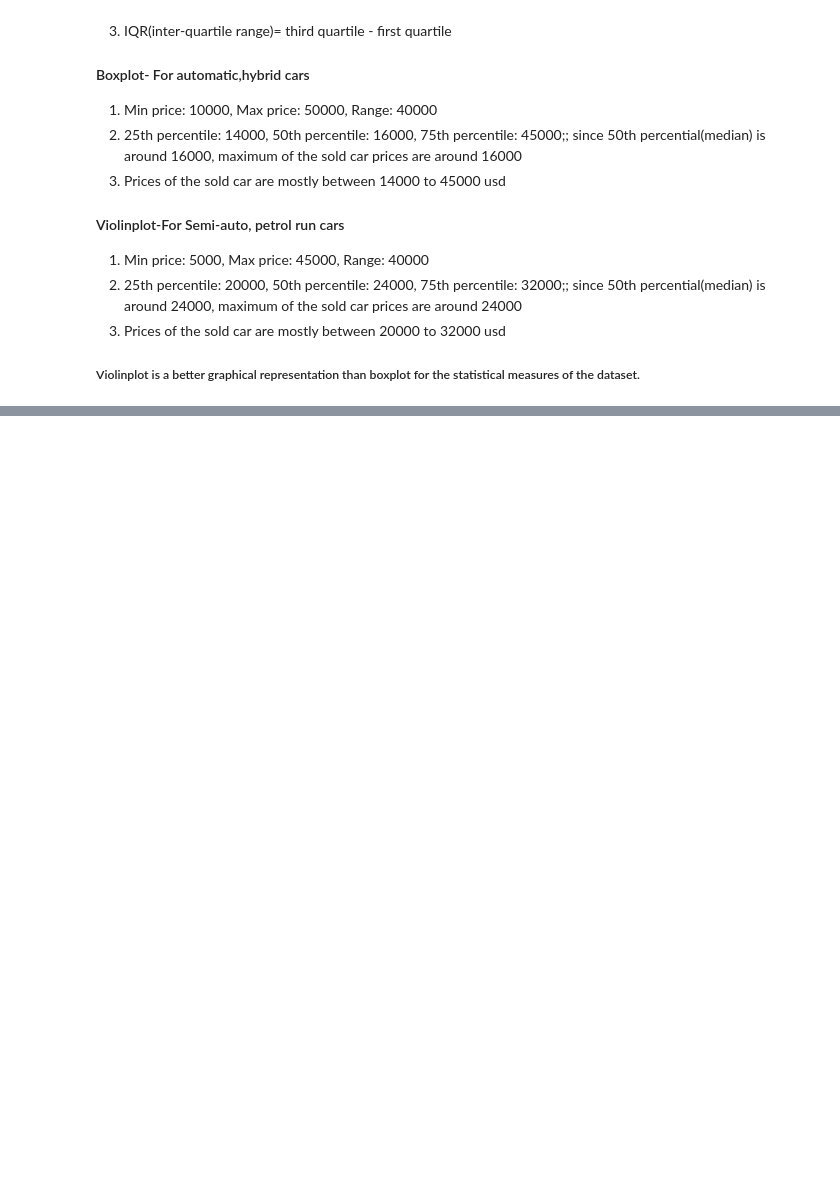
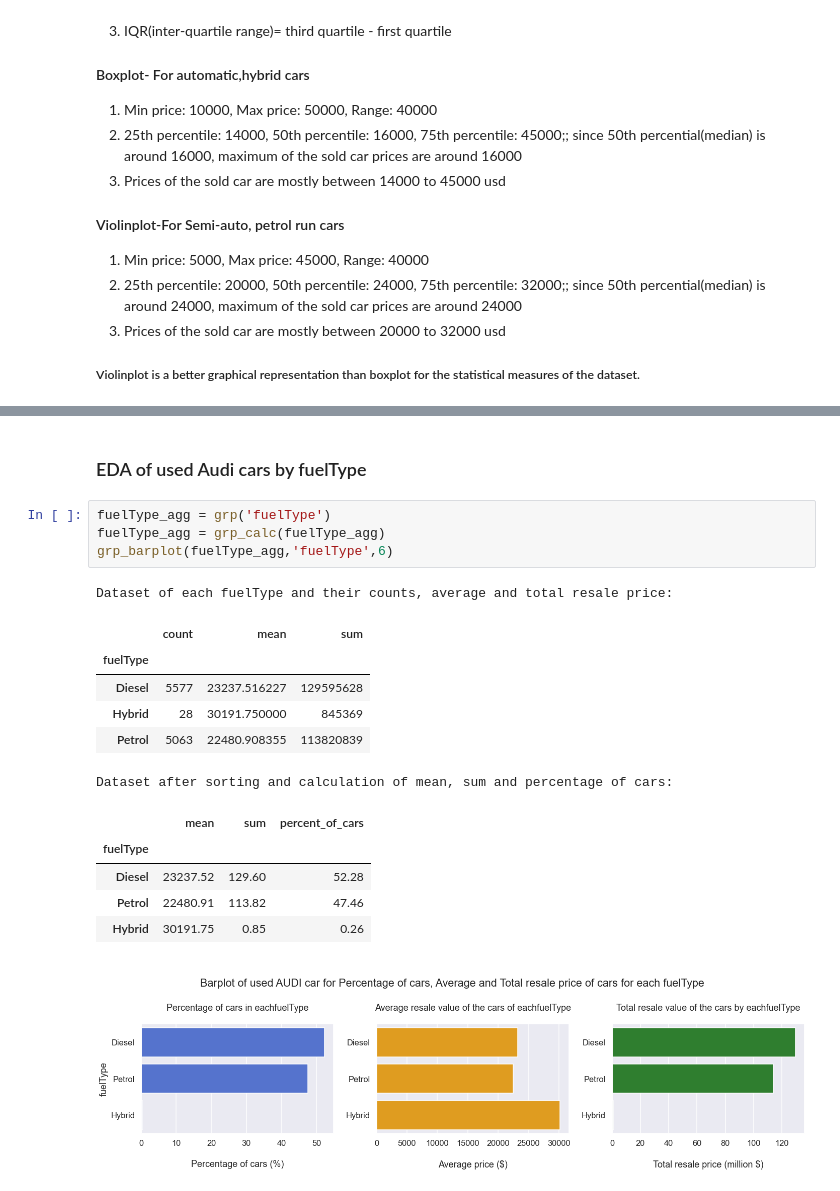
Before and after one commit to Mehreen-te/audi_used_car_analysis, a Jupyter notebook: audi_used_car_EDA.ipynb, the cells around one changed output, grey strips where cells are left out. Cells and saved outputs as stored; diff of their text form; blank space fills up the shorter version.

```diff
--- a/audi_used_car_EDA.ipynb
+++ b/audi_used_car_EDA.ipynb
@@ -279,0 +413,20 @@ boxviolin('price','transmission','fuelType')
+# %% [markdown]
+### EDA of used Audi cars by fuelType
+# %%
+fuelType_agg = grp('fuelType')
+fuelType_agg = grp_calc(fuelType_agg)
+grp_barplot(fuelType_agg,'fuelType',6)
+# %% [output]
+Dataset of each fuelType and their counts, average and total resale price:
+|  | count | mean | sum |
+| fuelType |  |  |  |
+| Diesel | 5577 | 23237.516227 | 129595628 |
+| Hybrid | 28 | 30191.750000 | 845369 |
+| Petrol | 5063 | 22480.908355 | 113820839 |
+Dataset after sorting and calculation of mean, sum and percentage of cars:
+|  | mean | sum | percent_of_cars |
+| fuelType |  |  |  |
+| Diesel | 23237.52 | 129.60 | 52.28 |
+| Petrol | 22480.91 | 113.82 | 47.46 |
+| Hybrid | 30191.75 | 0.85 | 0.26 |
+[figure, added]
```
Also changed, not shown: parts of 15 cells of this notebook.
